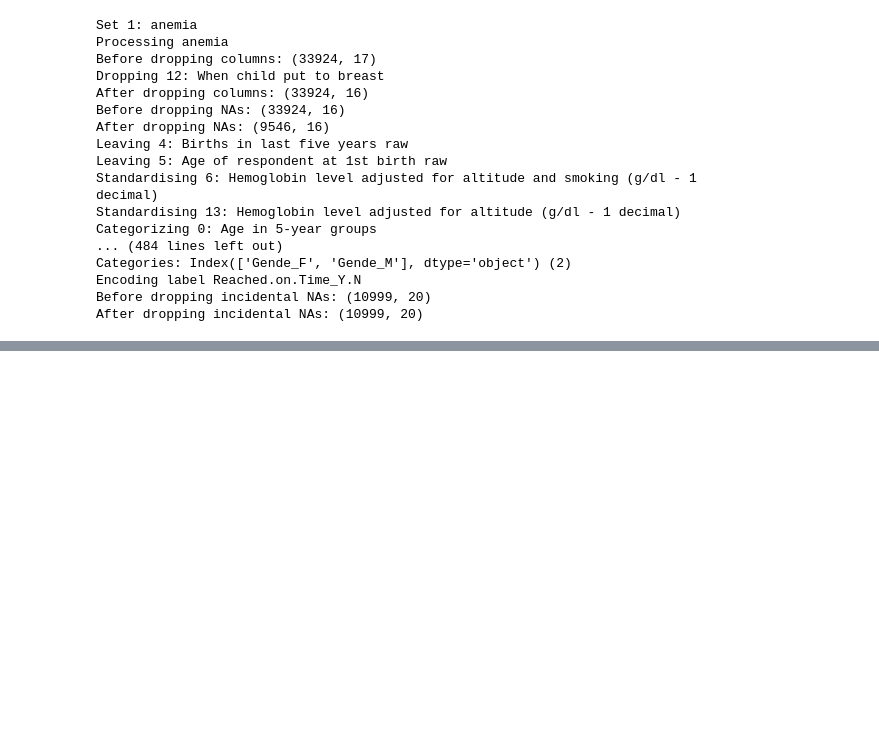
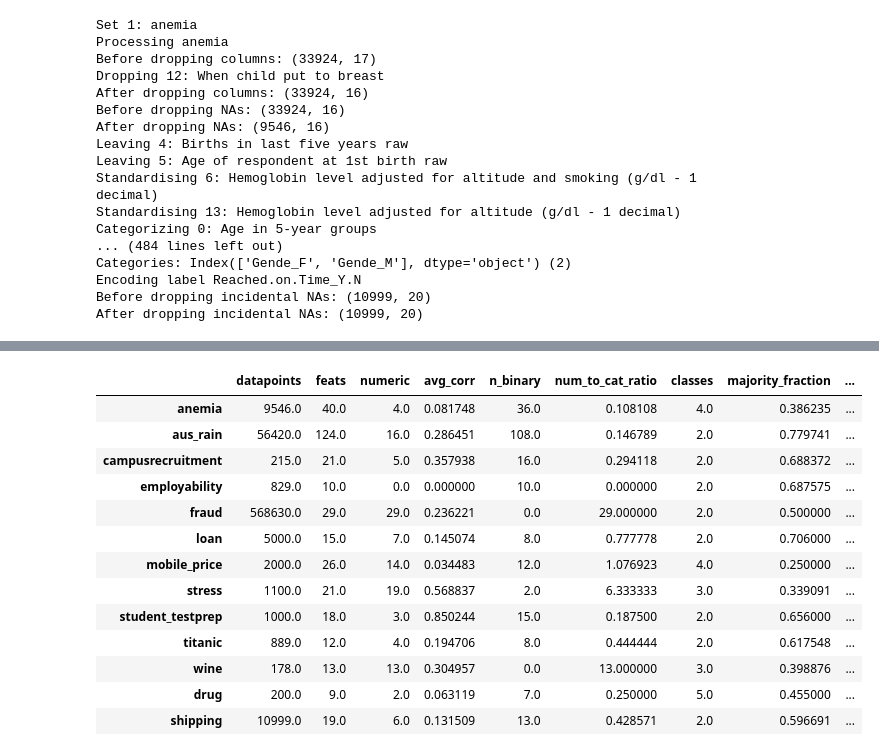
Before and after one commit to SantriptaSharma/iml-metaclassifiers, a Jupyter notebook: preprocess.ipynb, the cells around one changed output, grey strips where cells are left out. Drawn from its saved outputs; the diff is of its cells as text; code cells hidden in the pictures; blank space fills up the shorter version.

```diff
--- a/preprocess.ipynb
+++ b/preprocess.ipynb
@@ -186,0 +218,58 @@ After dropping incidental NAs: (10999, 20)
+# %%
+
+for name, data in datasets.items():
+	meta_feats.loc[name, "datapoints"] = len(data)
+	meta_feats.loc[name, "feats"] = len(data.columns) - 1
+	X = data.iloc[:, :-1]
+	y = data.iloc[:, -1]
+
+	num, cat = len(X.select_dtypes(include=np.number).columns), len(X.select_dtypes(include=np.bool_).columns)
+
+	meta_feats.loc[name, "numeric"] = num
+	meta_feats.loc[name, "n_binary"] = cat
+	assert(num + cat == len(X.columns))
+
+	# laplace smoothing
+	meta_feats.loc[name, "num_to_cat_ratio"] = num / (cat+1)
+
+	X = X.select_dtypes(include=np.number).to_numpy()
+
+	C = np.corrcoef(X, rowvar=False)
+
+	avg = 0.0
+	for i in range(len(C)):
+		# ignore diagonal entries
+		# symmetric, so only need to look at half
+		for j in range(i):
+			# doesn't matter whether -ve or +ve linear correlation
+			avg += abs(C[i, j])
+
+	# non-diag entries = n^2 - n = n(n-1)
+	# symmetric, so divide by 2
+	if len(C) > 1:
+		avg /= len(C) * (len(C) - 1) / 2
+	else:
+		avg = 0.0
+
+	meta_feats.loc[name, "avg_corr"] = avg
+
+	meta_feats.loc[name, "classes"] = len(np.unique(y))
+
+	meta_feats.loc[name, "majority_fraction"] = np.max(np.unique(y, return_counts=True)[1]) / len(y)
+# %%
+meta_feats
+# %% [output]
+|  | datapoints | feats | numeric | avg_corr | n_binary | num_to_cat_ratio | classes | majority_fraction | ... |
+| anemia | 9546.0 | 40.0 | 4.0 | 0.081748 | 36.0 | 0.108108 | 4.0 | 0.386235 | ... |
+| aus_rain | 56420.0 | 124.0 | 16.0 | 0.286451 | 108.0 | 0.146789 | 2.0 | 0.779741 | ... |
+| campusrecruitment | 215.0 | 21.0 | 5.0 | 0.357938 | 16.0 | 0.294118 | 2.0 | 0.688372 | ... |
+| employability | 829.0 | 10.0 | 0.0 | 0.000000 | 10.0 | 0.000000 | 2.0 | 0.687575 | ... |
+| fraud | 568630.0 | 29.0 | 29.0 | 0.236221 | 0.0 | 29.000000 | 2.0 | 0.500000 | ... |
+| loan | 5000.0 | 15.0 | 7.0 | 0.145074 | 8.0 | 0.777778 | 2.0 | 0.706000 | ... |
+| mobile_price | 2000.0 | 26.0 | 14.0 | 0.034483 | 12.0 | 1.076923 | 4.0 | 0.250000 | ... |
+| stress | 1100.0 | 21.0 | 19.0 | 0.568837 | 2.0 | 6.333333 | 3.0 | 0.339091 | ... |
+| student_testprep | 1000.0 | 18.0 | 3.0 | 0.850244 | 15.0 | 0.187500 | 2.0 | 0.656000 | ... |
+| titanic | 889.0 | 12.0 | 4.0 | 0.194706 | 8.0 | 0.444444 | 2.0 | 0.617548 | ... |
+| wine | 178.0 | 13.0 | 13.0 | 0.304957 | 0.0 | 13.000000 | 3.0 | 0.398876 | ... |
+| drug | 200.0 | 9.0 | 2.0 | 0.063119 | 7.0 | 0.250000 | 5.0 | 0.455000 | ... |
+| shipping | 10999.0 | 19.0 | 6.0 | 0.131509 | 13.0 | 0.428571 | 2.0 | 0.596691 | ... |
```
Also changed, not shown: parts of 13 cells of this notebook, 8 other files.
